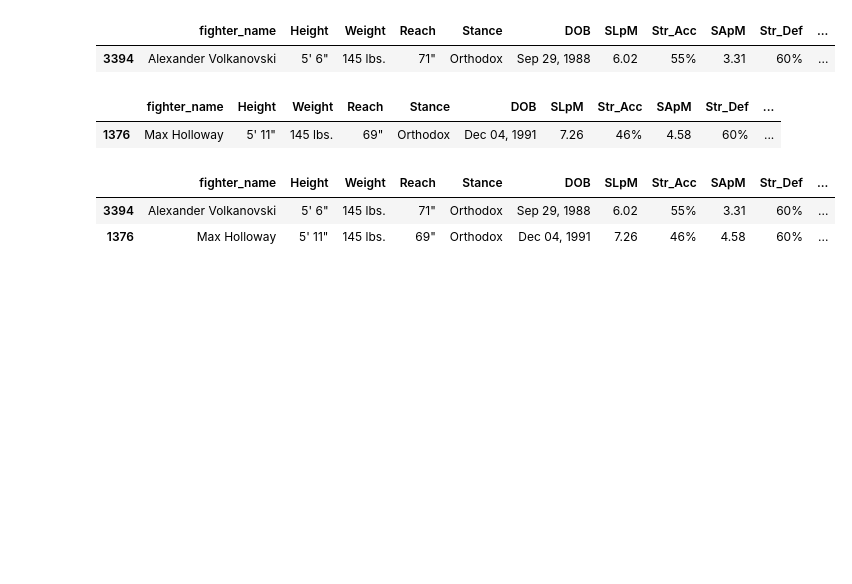
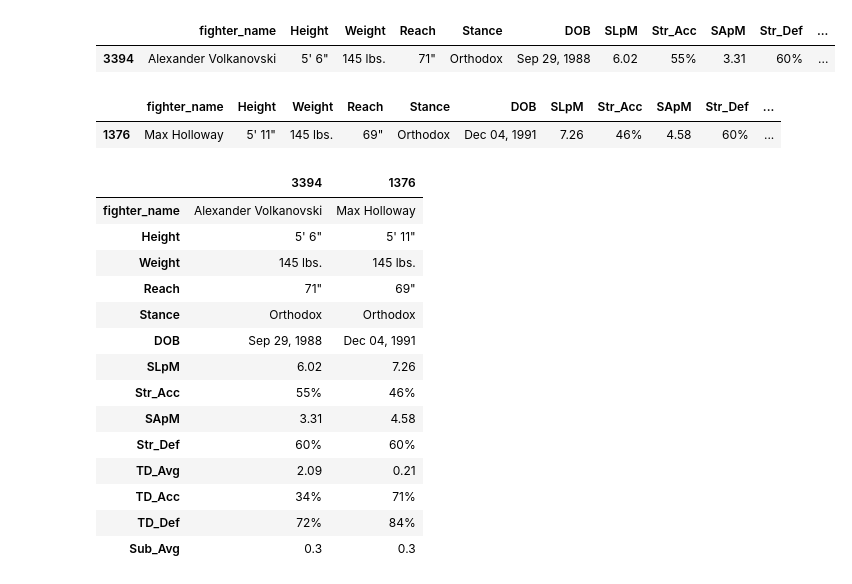
Before and after one commit to NGCOS46/w5-data-visuals, a Jupyter notebook: src/limpieza datos.ipynb, the cells around one changed output. Cells and saved outputs as stored; diff of their text form; code cells hidden in the pictures; blank space fills up the shorter version.

```diff
--- a/src/limpieza datos.ipynb
+++ b/src/limpieza datos.ipynb
@@ -37,8 +37,20 @@ max_
 | 1376 | Max Holloway | 5' 11" | 145 lbs. | 69" | Orthodox | Dec 04, 1991 | 7.26 | 46% | 4.58 | 60% | ... |
 # %%
 fighter_stats= pd.concat([volk, max_ ], axis=0)
-fighter_stats
+fighter_stats.T
 # %% [output]
-|  | fighter_name | Height | Weight | Reach | Stance | DOB | SLpM | Str_Acc | SApM | Str_Def | ... |
-| 3394 | Alexander Volkanovski | 5' 6" | 145 lbs. | 71" | Orthodox | Sep 29, 1988 | 6.02 | 55% | 3.31 | 60% | ... |
-| 1376 | Max Holloway | 5' 11" | 145 lbs. | 69" | Orthodox | Dec 04, 1991 | 7.26 | 46% | 4.58 | 60% | ... |
+|  | 3394 | 1376 |
+| fighter_name | Alexander Volkanovski | Max Holloway |
+| Height | 5' 6" | 5' 11" |
+| Weight | 145 lbs. | 145 lbs. |
+| Reach | 71" | 69" |
+| Stance | Orthodox | Orthodox |
+| DOB | Sep 29, 1988 | Dec 04, 1991 |
+| SLpM | 6.02 | 7.26 |
+| Str_Acc | 55% | 46% |
+| SApM | 3.31 | 4.58 |
+| Str_Def | 60% | 60% |
+| TD_Avg | 2.09 | 0.21 |
+| TD_Acc | 34% | 71% |
+| TD_Def | 72% | 84% |
+| Sub_Avg | 0.3 | 0.3 |
```
Also changed, not shown: parts of 17 cells of this notebook, 4 other files.
